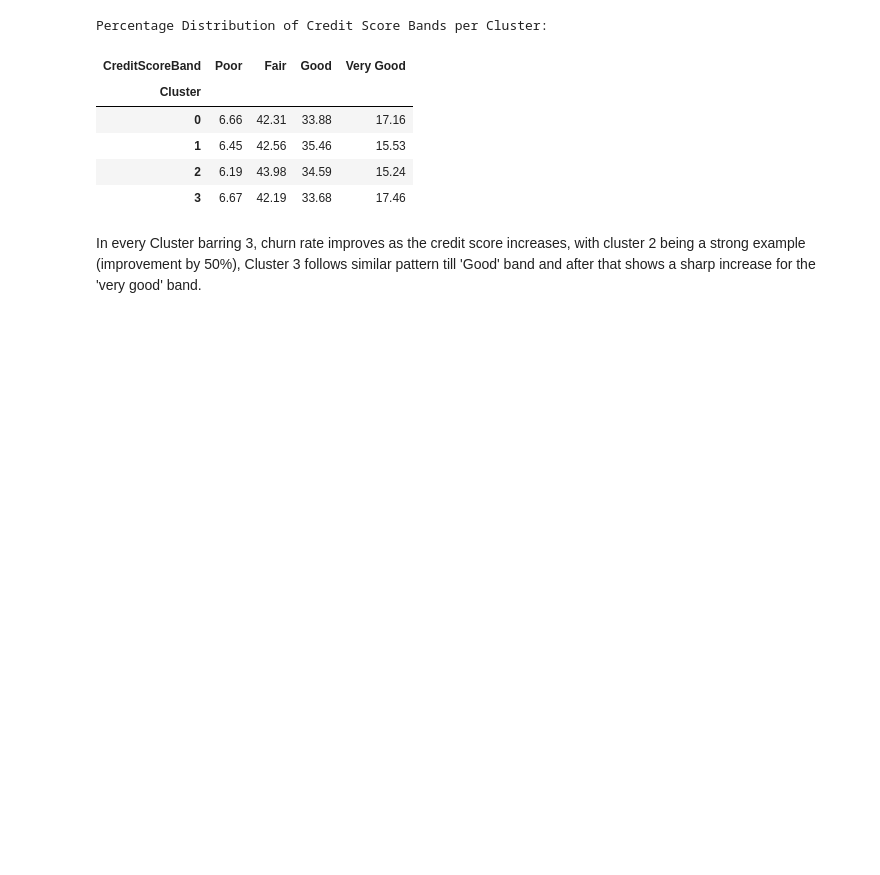
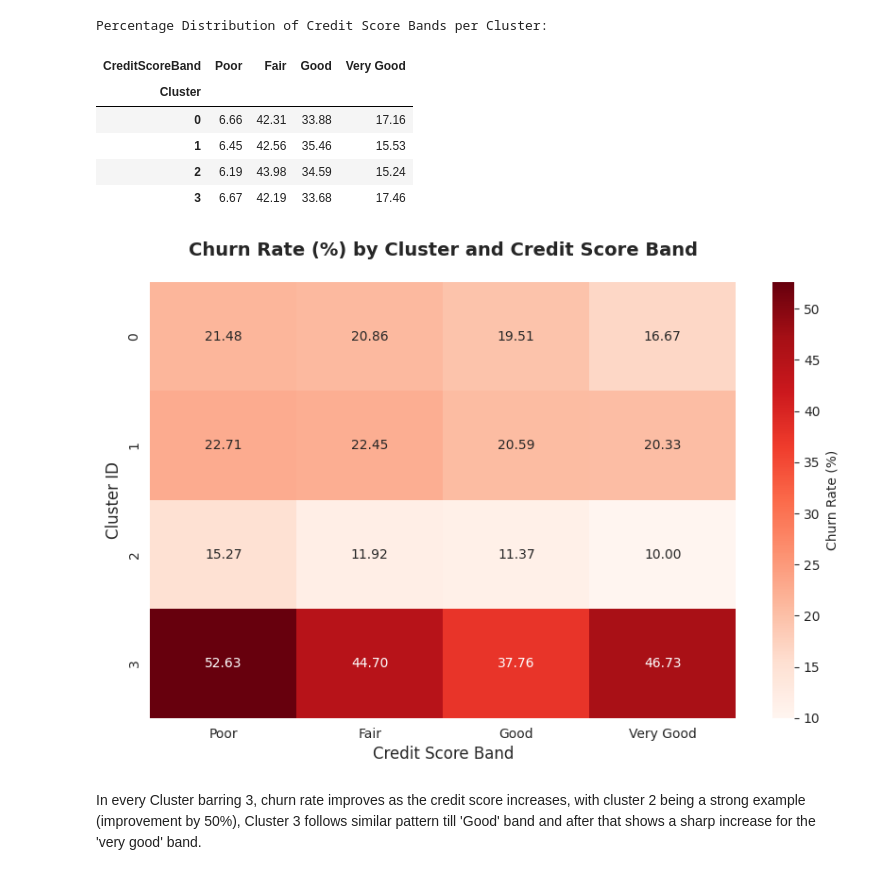
Before and after one commit to sRoy2068/CustomerSegmentationAnalysis, a Jupyter notebook: Bank_clustering.ipynb, the cells around one changed output. Drawn from its saved outputs; the diff is of its cells as text; code cells hidden in the pictures; blank space fills up the shorter version.

```diff
--- a/Bank_clustering.ipynb
+++ b/Bank_clustering.ipynb
@@ -1352,6 +1352,30 @@ Percentage Distribution of Credit Score Bands per Cluster:
 | 1 | 6.45 | 42.56 | 35.46 | 15.53 |
 | 2 | 6.19 | 43.98 | 34.59 | 15.24 |
 | 3 | 6.67 | 42.19 | 33.68 | 17.46 |
+# %%
+# Calculate churn rate per Cluster and Credit Score Band
+cluster_credit_churn = customer_df.groupby(['Cluster', 'CreditScoreBand'], observed=True)['Exited'].mean().reset_index()
+cluster_credit_churn['churn_rate_%'] = (cluster_credit_churn['Exited'] * 100).round(2)
+
+# Pivot for heatmap
+churn_heatmap_data = cluster_credit_churn.pivot(index='Cluster', columns='CreditScoreBand', values='churn_rate_%')
+
+# Plot heatmap
+plt.figure(figsize=(10, 6))
+sns.heatmap(
+    churn_heatmap_data,
+    annot=True,
+    fmt=".2f",
+    cmap="Reds",
+    cbar_kws={'label': 'Churn Rate (%)'}
+)
+
+plt.title("Churn Rate (%) by Cluster and Credit Score Band", fontsize=14, weight='bold', pad=20)
+plt.xlabel("Credit Score Band", fontsize=12)
+plt.ylabel("Cluster ID", fontsize=12)
+plt.show()
+# %% [output]
+[figure, added]
 # %% [markdown]
 In every Cluster barring 3, churn rate improves as the credit score increases, with cluster 2  being a strong example (improvement by 50%), Cluster 3 follows similar pattern till 'Good' band and after that shows a sharp increase for the 'very good' band.
 # %% [markdown]
```
